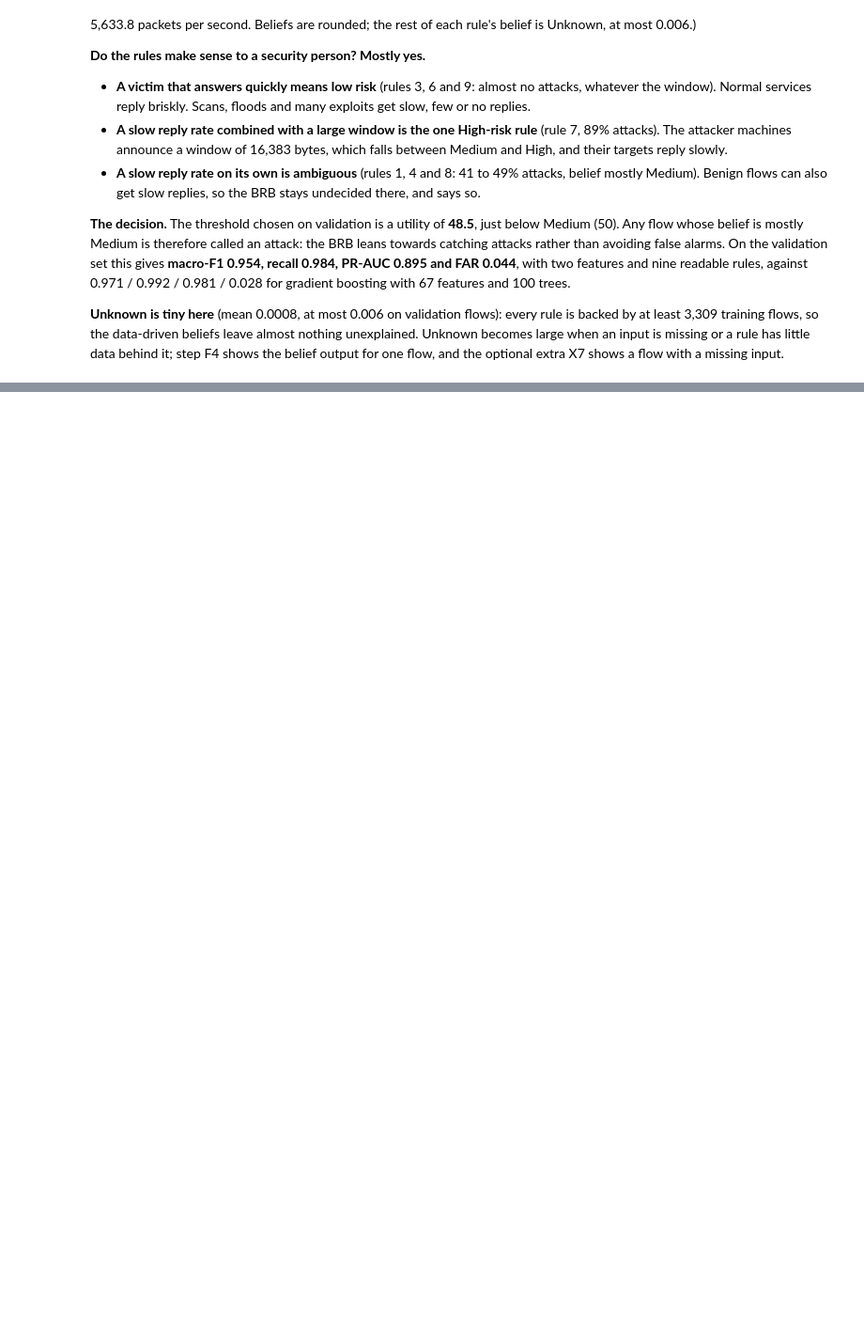
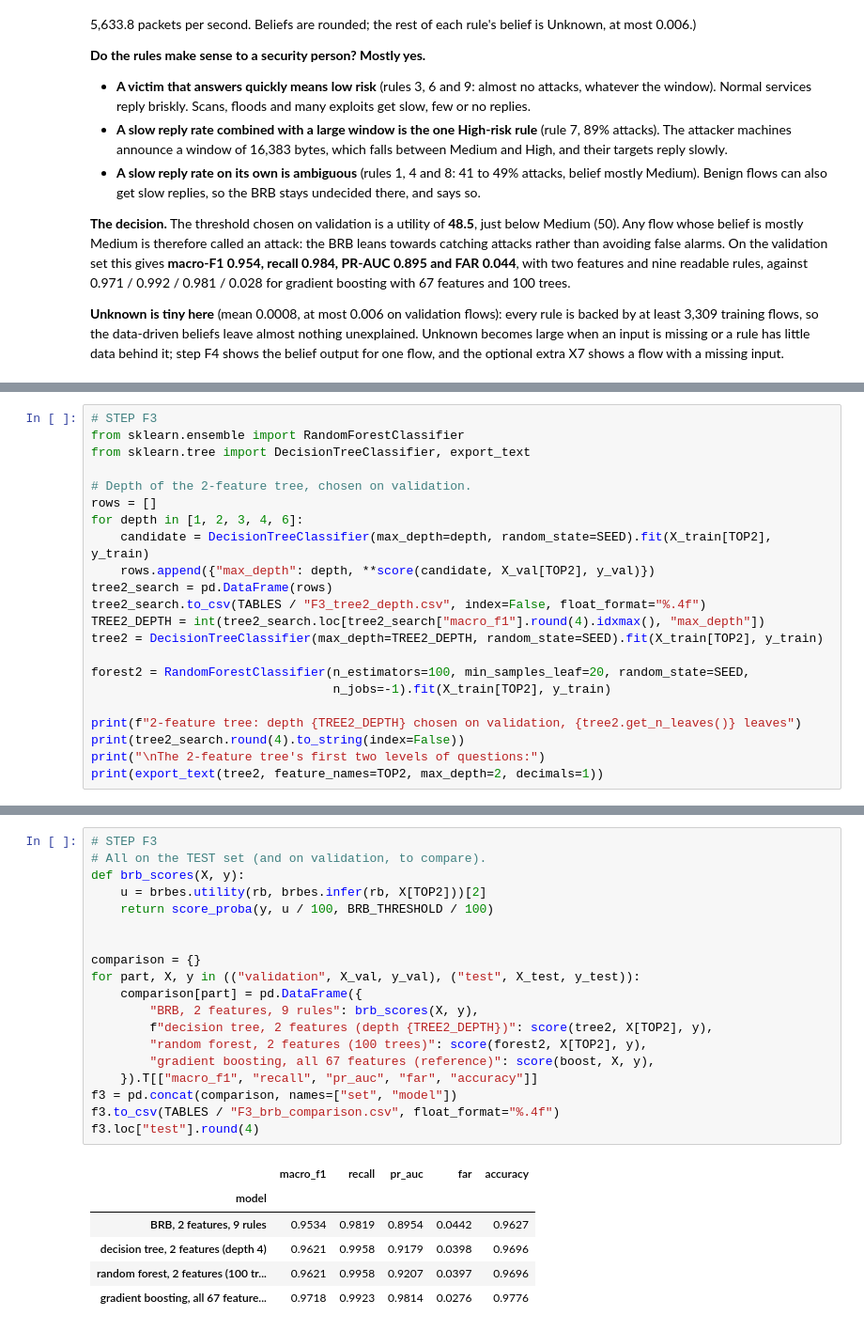
Before and after one commit to steve-nt/AI-for-Cybersecurity-Final-Mini-Project, a Jupyter notebook: parts/50_brb.ipynb, the cells around one changed output, grey strips where cells are left out. Shown at 94% size. Cells and saved outputs as stored; diff of their text form; blank space fills up the shorter version.

Commit message:
F3: BRB against a tree and a forest on the same two features

```diff
--- a/parts/50_brb.ipynb
+++ b/parts/50_brb.ipynb
@@ -234,0 +251,22 @@ one flow, and the optional extra X7 shows a flow with a missing input.
+# %%
+# STEP F3
+from sklearn.ensemble import RandomForestClassifier
+from sklearn.tree import DecisionTreeClassifier, export_text
+
+# Depth of the 2-feature tree, chosen on validation.
+rows = []
+for depth in [1, 2, 3, 4, 6]:
+    candidate = DecisionTreeClassifier(max_depth=depth, random_state=SEED).fit(X_train[TOP2], y_train)
+    rows.append({"max_depth": depth, **score(candidate, X_val[TOP2], y_val)})
+tree2_search = pd.DataFrame(rows)
+tree2_search.to_csv(TABLES / "F3_tree2_depth.csv", index=False, float_format="%.4f")
+TREE2_DEPTH = int(tree2_search.loc[tree2_search["macro_f1"].round(4).idxmax(), "max_depth"])
+tree2 = DecisionTreeClassifier(max_depth=TREE2_DEPTH, random_state=SEED).fit(X_train[TOP2], y_train)
+
+forest2 = RandomForestClassifier(n_estimators=100, min_samples_leaf=20, random_state=SEED,
+                                 n_jobs=-1).fit(X_train[TOP2], y_train)
+
+print(f"2-feature tree: depth {TREE2_DEPTH} chosen on validation, {tree2.get_n_leaves()} leaves")
+print(tree2_search.round(4).to_string(index=False))
+print("\nThe 2-feature tree's first two levels of questions:")
+print(export_text(tree2, feature_names=TOP2, max_depth=2, decimals=1))
@@ -234,0 +291,26 @@ one flow, and the optional extra X7 shows a flow with a missing input.
+# %%
+# STEP F3
+# All on the TEST set (and on validation, to compare).
+def brb_scores(X, y):
+    u = brbes.utility(rb, brbes.infer(rb, X[TOP2]))[2]
+    return score_proba(y, u / 100, BRB_THRESHOLD / 100)
+
+
+comparison = {}
+for part, X, y in (("validation", X_val, y_val), ("test", X_test, y_test)):
+    comparison[part] = pd.DataFrame({
+        "BRB, 2 features, 9 rules": brb_scores(X, y),
+        f"decision tree, 2 features (depth {TREE2_DEPTH})": score(tree2, X[TOP2], y),
+        "random forest, 2 features (100 trees)": score(forest2, X[TOP2], y),
+        "gradient boosting, all 67 features (reference)": score(boost, X, y),
+    }).T[["macro_f1", "recall", "pr_auc", "far", "accuracy"]]
+f3 = pd.concat(comparison, names=["set", "model"])
+f3.to_csv(TABLES / "F3_brb_comparison.csv", float_format="%.4f")
+f3.loc["test"].round(4)
+# %% [output]
+|  | macro_f1 | recall | pr_auc | far | accuracy |
+| model |  |  |  |  |  |
+| BRB, 2 features, 9 rules | 0.9534 | 0.9819 | 0.8954 | 0.0442 | 0.9627 |
+| decision tree, 2 features (depth 4) | 0.9621 | 0.9958 | 0.9179 | 0.0398 | 0.9696 |
+| random forest, 2 features (100 tr... | 0.9621 | 0.9958 | 0.9207 | 0.0397 | 0.9696 |
+| gradient boosting, all 67 feature... | 0.9718 | 0.9923 | 0.9814 | 0.0276 | 0.9776 |
```
Also changed, not shown: parts of 4 cells of this notebook, 5 other files.
